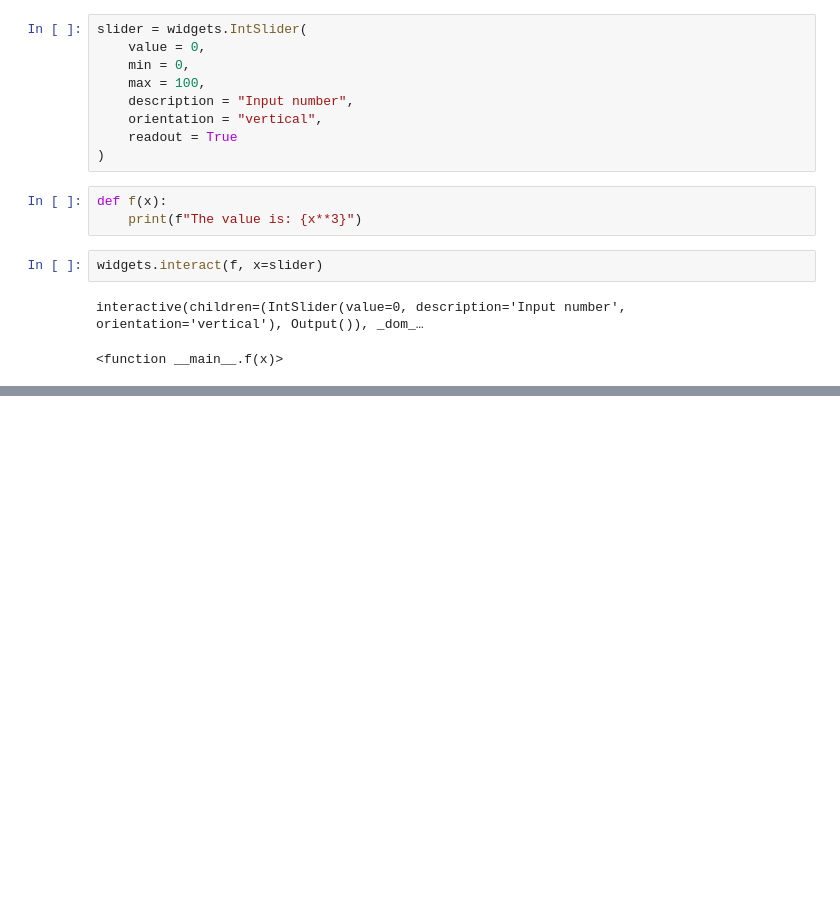
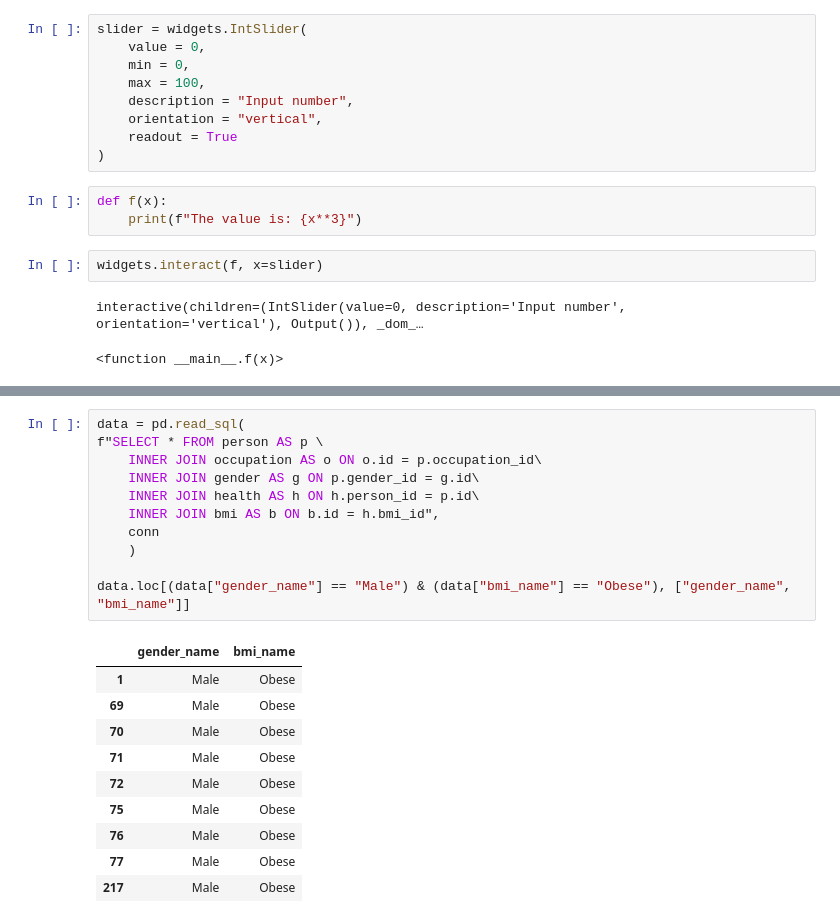
Before and after one commit to reederickson/Project_3, a Jupyter notebook: bryan.ipynb, the cells around one changed output, grey strips where cells are left out. Cells and saved outputs as stored; diff of their text form; blank space fills up the shorter version.

```diff
--- a/bryan.ipynb
+++ b/bryan.ipynb
@@ -21,0 +104,22 @@ interactive(children=(IntSlider(value=0, description='Input number', orientation
+# %%
+data = pd.read_sql(
+f"SELECT * FROM person AS p \
+    INNER JOIN occupation AS o ON o.id = p.occupation_id\
+    INNER JOIN gender AS g ON p.gender_id = g.id\
+    INNER JOIN health AS h ON h.person_id = p.id\
+    INNER JOIN bmi AS b ON b.id = h.bmi_id",
+    conn
+    )
+
+data.loc[(data["gender_name"] == "Male") & (data["bmi_name"] == "Obese"), ["gender_name", "bmi_name"]]
+# %% [output]
+|  | gender_name | bmi_name |
+| 1 | Male | Obese |
+| 69 | Male | Obese |
+| 70 | Male | Obese |
+| 71 | Male | Obese |
+| 72 | Male | Obese |
+| 75 | Male | Obese |
+| 76 | Male | Obese |
+| 77 | Male | Obese |
+| 217 | Male | Obese |
```
Also changed, not shown: parts of 6 cells of this notebook, 1 other file.
